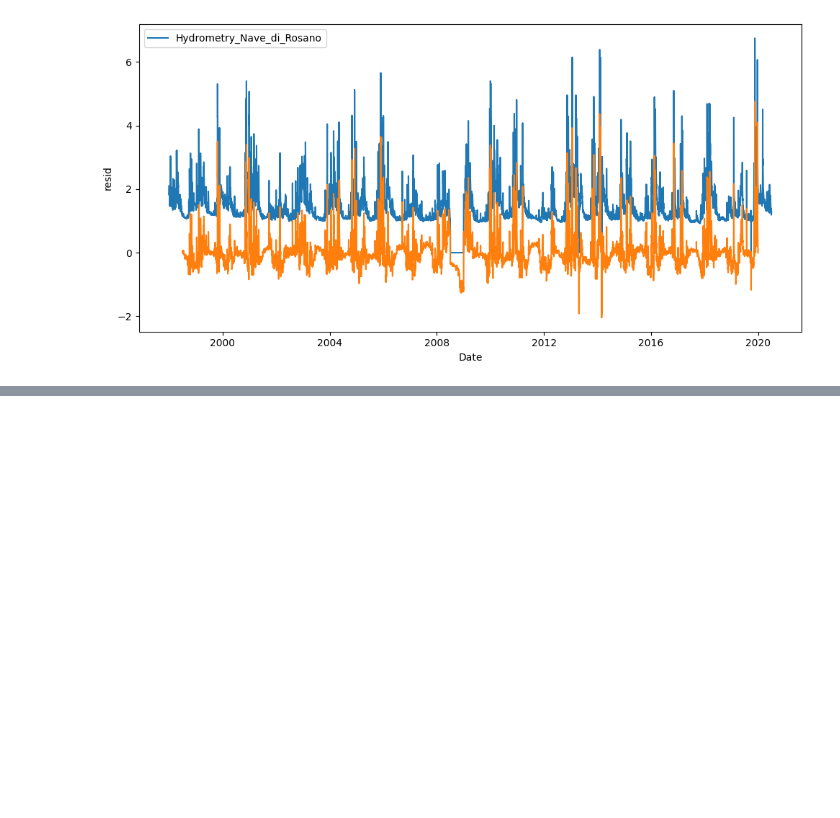
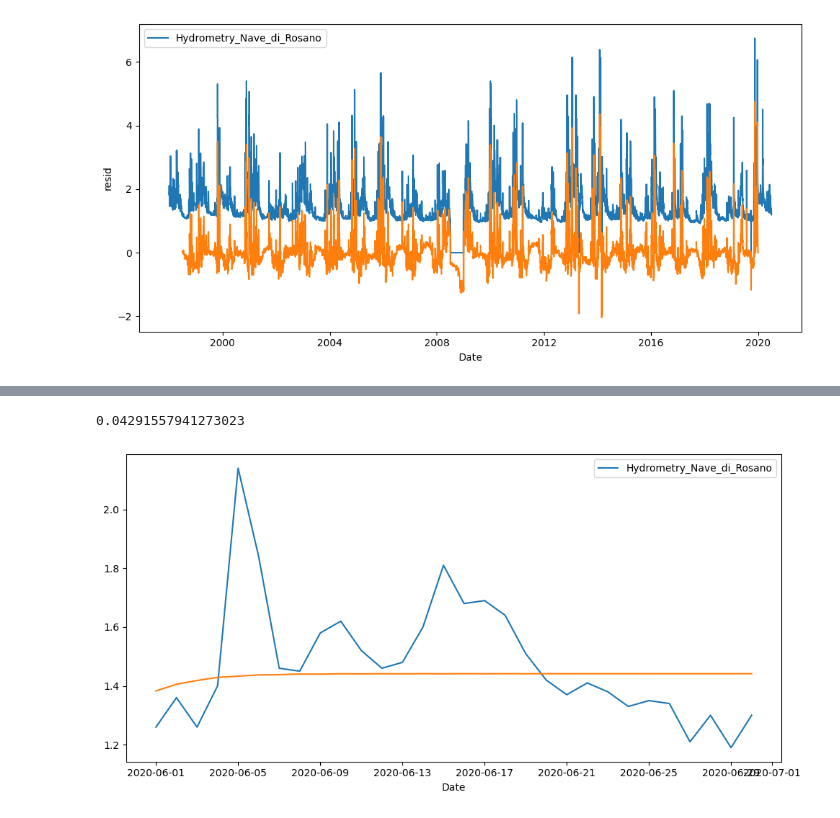
Before and after one commit to PabloTSuarez/volumen_agua_PTS, a Jupyter notebook: src/explore.ipynb, the cells around one changed output, grey strips where cells are left out. Drawn from its saved outputs; the diff is of its cells as text; code cells hidden in the pictures; blank space fills up the shorter version.

```diff
--- a/src/explore.ipynb
+++ b/src/explore.ipynb
@@ -87,4 +119,4 @@ df_test = df_st[df_st.index>=pd.to_datetime('2020-06-01').date()]
 # %%
 from pmdarima import auto_arima
 
-model = auto_arima(df_train,seasonal=True,trace=True,m=365)
+model = auto_arima(df_train,seasonal=True,trace=True,m=30)
@@ -90,0 +148,17 @@ model = auto_arima(df_train,seasonal=True,trace=True,m=365)
+# %%
+forecast = model.predict(30)
+# %%
+from sklearn.metrics import mean_squared_error
+mean_squared_error(df_test,forecast)
+# %% [output]
+0.04291557941273023
+# %%
+forecast.index = df_test.index
+# %%
+plt.subplots(figsize=(10,5))
+sns.lineplot(data=df_test)
+sns.lineplot(data=forecast)
+plt.tight_layout()
+plt.show()
+# %% [output]
+[figure, added]
```
Also changed, not shown: parts of 6 cells of this notebook.
